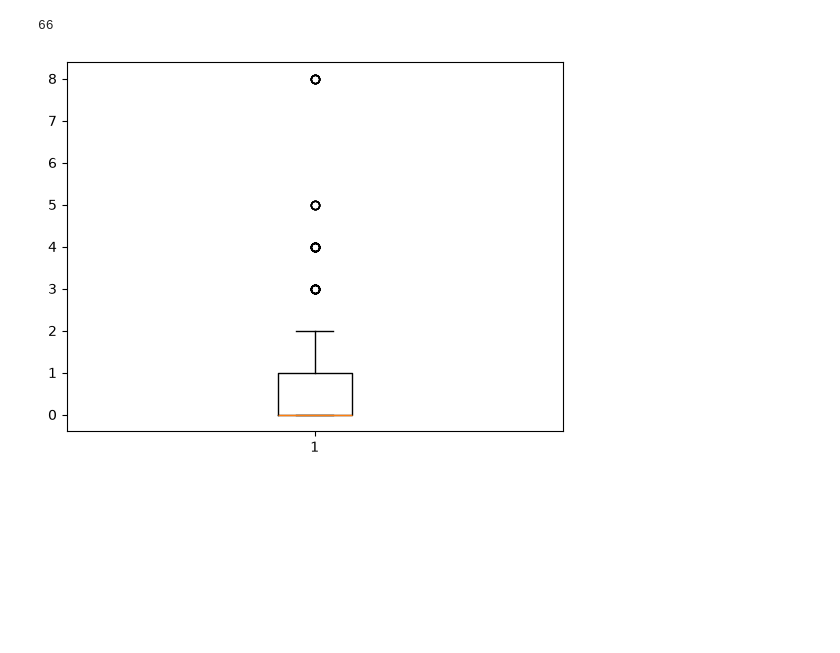
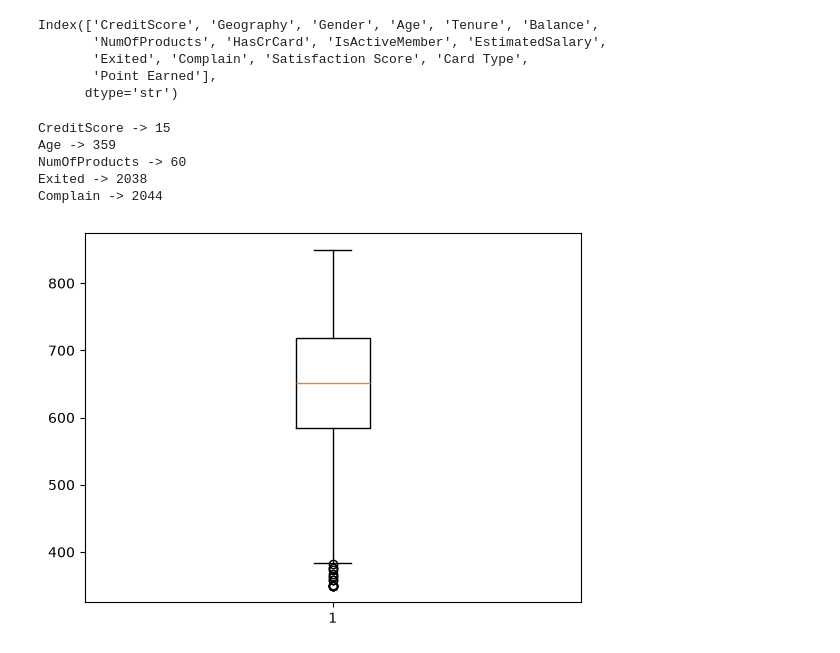
Before and after one commit to HadadBG/Customer_Prediction-CHURN, a Jupyter notebook: churn_model/notebooks/Regrecion_logistica.ipynb, the cells around one changed output. Cells and saved outputs as stored; diff of their text form; code cells hidden in the pictures; blank space fills up the shorter version.

```diff
--- a/churn_model/notebooks/Regrecion_logistica.ipynb
+++ b/churn_model/notebooks/Regrecion_logistica.ipynb
@@ -64,3 +35,0 @@ df.tail()
-# %%
-df=df.drop(columns=['Name',"Sex","Ticket","Cabin","Embarked"])
-print(df.columns)
@@ -71,3 +35,0 @@ Index(['Survived', 'Pclass', 'Age', 'SibSp', 'Parch', 'Fare', 'is_female',
-# %%
-####Drop carcteristics n-1
-df=df.drop(columns=["is_Southampton"])
@@ -110,3 +56,3 @@ df.describe()
 # %%
-df.fillna(df.mean(numeric_only=True), inplace=True)
+df["Card Type"].unique()
 # %% [output]
@@ -126,3 +62,10 @@ df.fillna(df.mean(numeric_only=True), inplace=True)
 # %%
-cantidad_nan = df.isna().sum()
-print(cantidad_nan)
+def change_card_type(cardType):
+    catalog={
+        "DIAMOND":3,
+        "PLATINUM":2,
+        "GOLD":1,
+        "SILVER":0
+    }
+    return catalog[cardType]
+df["Card Type"] = df["Card Type"].apply(change_card_type)
@@ -156,2 +84,8 @@ dtype: int64
 # %%
-import matplotlib.pyplot as plt
+print(df.keys())
+# %% [output]
+Index(['CreditScore', 'Geography', 'Gender', 'Age', 'Tenure', 'Balance',
+       'NumOfProducts', 'HasCrCard', 'IsActiveMember', 'EstimatedSalary',
+       'Exited', 'Complain', 'Satisfaction Score', 'Card Type',
+       'Point Earned'],
+      dtype='str')
@@ -158,20 +94,28 @@ import matplotlib.pyplot as plt
 # %%
-key = "Age"
-Q1 = df[key].quantile(0.25)
-Q3 = df[key].quantile(0.75)
+#Search outliers
+for key in df.keys():
+    try:
+        Q1 = df[key].quantile(0.25)
+        Q3 = df[key].quantile(0.75)
 
-IQR = Q3 - Q1
+        IQR = Q3 - Q1
 
-inferior = Q1 - 1.5 * IQR
-superior = Q3 + 1.5 * IQR
+        inferior = Q1 - 1.5 * IQR
+        superior = Q3 + 1.5 * IQR
 
-outliers = df[(df[key] < inferior) | (df[key] > superior)]
-
-print(len(outliers))
+        outliers = df[(df[key] < inferior) | (df[key] > superior)]
+        if (len(outliers) !=0):
+            print(f"{key} -> {len(outliers)}")
+    except:
+        pass
 # %% [output]
-66
+CreditScore -> 15
+Age -> 359
+NumOfProducts -> 60
+Exited -> 2038
+Complain -> 2044
 # %%
-plt.boxplot(df["SibSp"])
+plt.boxplot(df["CreditScore"])
 plt.show()
 # %% [output]
-[figure, old version]
+[figure, new version]
```
Also changed, not shown: parts of 37 cells of this notebook, 3 other files.
